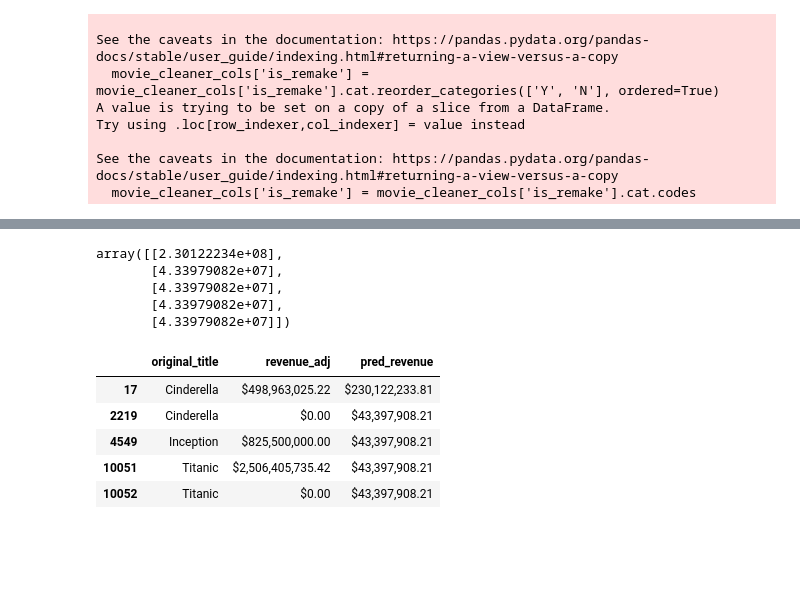
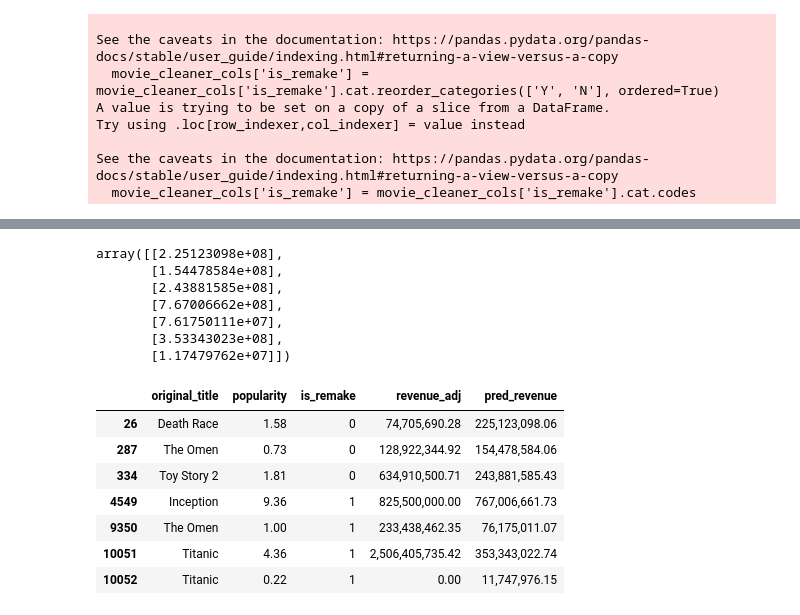
Before and after one commit to pohhjie/movie-analysis, a Jupyter notebook: Movie_ClassificationThenRegression.ipynb, the cells around one changed output, grey strips where cells are left out. Cells and saved outputs as stored; diff of their text form; code cells hidden in the pictures; blank space fills up the shorter version.

```diff
--- a/Movie_ClassificationThenRegression.ipynb
+++ b/Movie_ClassificationThenRegression.ipynb
@@ -14,7 +14,7 @@ from sklearn.linear_model import LinearRegression
 sb.set()
 
 #Set format for float to be $ because selected columns are currency
-pd.options.display.float_format = '${:,.2f}'.format
+pd.options.display.float_format = '{:,.2f}'.format
 # %%
 ## import excel into dataframe
 
@@ -37,7 +40,7 @@ print("Data dims : ", mdata.shape)
 # %%
 # filter to selection columns only to avoid noises from other columns
 
-cols = ['original_title', 'release_year','budget_adj','revenue_adj', 'is_remake']
+cols = ['popularity', 'original_title', 'release_year','budget_adj','revenue_adj', 'is_remake']
 movie_cleaner_cols = mdata[cols]
 movie_cleaner_cols.head()
 # %% [output]
@@ -210,9 +220,9 @@ See the caveats in the documentation: https://pandas.pydata.org/pandas-docs/stab
   movie_cleaner_cols['is_remake'] = movie_cleaner_cols['is_remake'].cat.codes
 # %%
 # reset train and test data for linear regression
-
-is_remake = pd.DataFrame(movie_cleaner_cols['is_remake'])  # Response
-revenue_adj = pd.DataFrame(movie_cleaner_cols['revenue_adj'])      # Predictor
+predictors =  ["is_remake", "popularity"]
+revenue_adj = pd.DataFrame(movie_cleaner_cols["revenue_adj"])  # Response
+is_remake = pd.DataFrame(movie_cleaner_cols[predictors])      # Predictor
 rev_train, rev_test, rm_train, rm_test = train_test_split(revenue_adj, is_remake, test_size = 0.25)
 # %%
 linreg = LinearRegression()
@@ -246,5 +252,5 @@ plt.show()
 # %%
-movie_pred = movie_cleaner_cols[movie_cleaner_cols["original_title"].isin(["Titanic", "Inception", "Cinderella"])]
+movie_pred = movie_cleaner_cols[movie_cleaner_cols["original_title"].isin(["Titanic", "Inception", "Toy Story 2", "Death Race", "The Omen"])]
 movie_pred
 # %% [output]
 |  | popularity | original_title | release_year | budget_adj | revenue_adj | is_remake |
@@ -260,19 +268,23 @@ X_pred = pd.DataFrame(movie_pred[predictors])
 y_pred = linreg.predict(X_pred)
 y_pred
 # %% [output]
-array([[2.30122234e+08],
-       [4.33979082e+07],
-       [4.33979082e+07],
-       [4.33979082e+07],
-       [4.33979082e+07]])
+array([[2.25123098e+08],
+       [1.54478584e+08],
+       [2.43881585e+08],
+       [7.67006662e+08],
+       [7.61750111e+07],
+       [3.53343023e+08],
+       [1.17479762e+07]])
 # %%
 y_pred = pd.DataFrame(y_pred, columns = ["pred_revenue"], index = movie_pred.index)
-movie_predcheck = pd.concat([movie_pred[["original_title", "revenue_adj"]], y_pred], axis = 1)
+movie_predcheck = pd.concat([movie_pred[["original_title", "popularity", "is_remake", "revenue_adj"]], y_pred], axis = 1)
 movie_predcheck
 # %% [output]
-|  | original_title | revenue_adj | pred_revenue |
-| 17 | Cinderella | $498,963,025.22 | $230,122,233.81 |
-| 2219 | Cinderella | $0.00 | $43,397,908.21 |
-| 4549 | Inception | $825,500,000.00 | $43,397,908.21 |
-| 10051 | Titanic | $2,506,405,735.42 | $43,397,908.21 |
-| 10052 | Titanic | $0.00 | $43,397,908.21 |
+|  | original_title | popularity | is_remake | revenue_adj | pred_revenue |
+| 26 | Death Race | 1.58 | 0 | 74,705,690.28 | 225,123,098.06 |
+| 287 | The Omen | 0.73 | 0 | 128,922,344.92 | 154,478,584.06 |
+| 334 | Toy Story 2 | 1.81 | 0 | 634,910,500.71 | 243,881,585.43 |
+| 4549 | Inception | 9.36 | 1 | 825,500,000.00 | 767,006,661.73 |
+| 9350 | The Omen | 1.00 | 1 | 233,438,462.35 | 76,175,011.07 |
+| 10051 | Titanic | 4.36 | 1 | 2,506,405,735.42 | 353,343,022.74 |
+| 10052 | Titanic | 0.22 | 1 | 0.00 | 11,747,976.15 |
```
Also changed, not shown: parts of 20 cells of this notebook.
